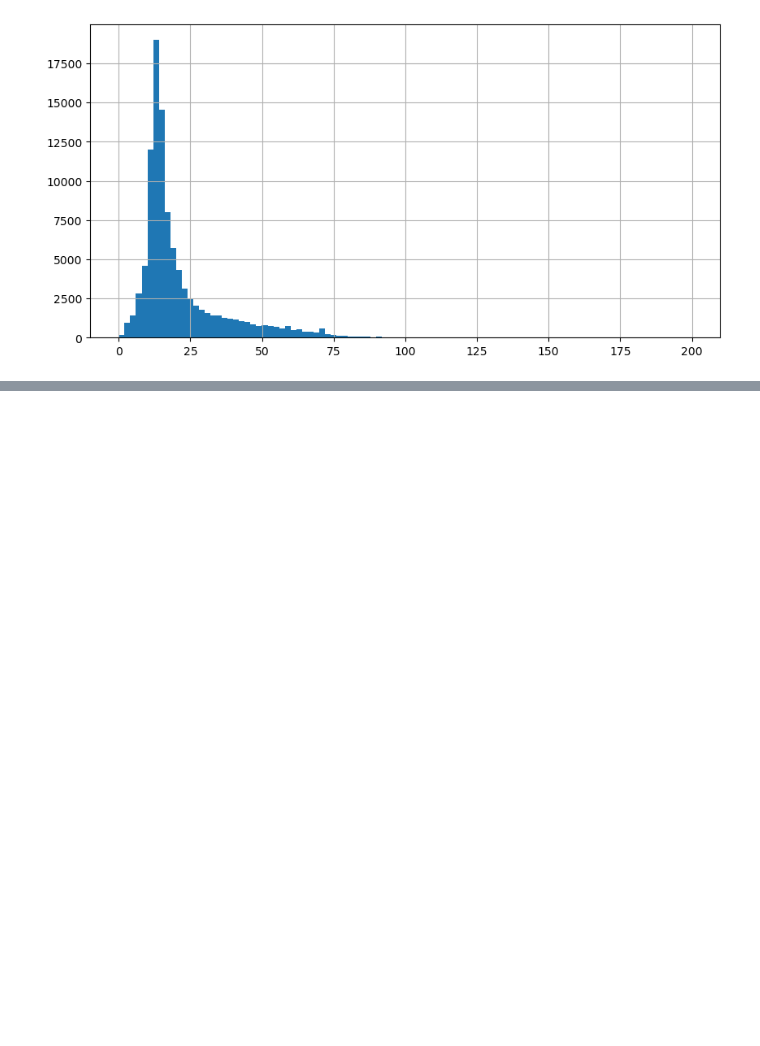
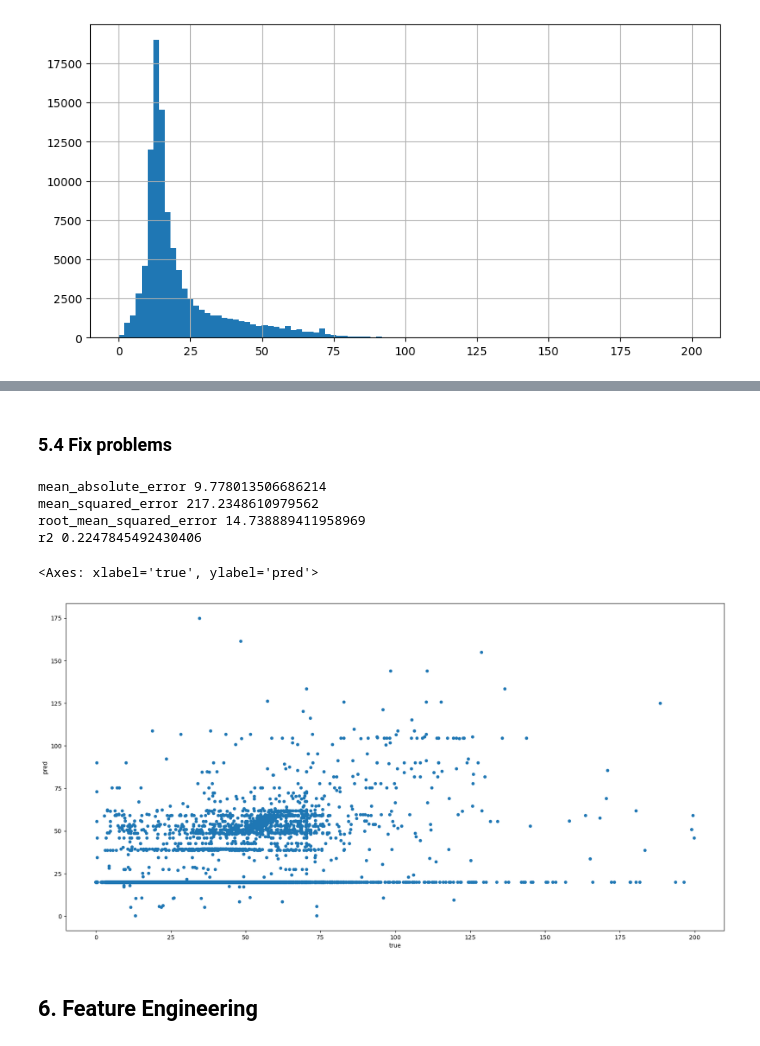
Before and after one commit to jamesaje/New-York-Taxi-Analysis, a Jupyter notebook: project_notebook.ipynb, the cells around one changed output, grey strips where cells are left out. Saved outputs shown, nothing was run; the diff lists cells and outputs as text; code cells hidden in the pictures; blank space fills up the shorter version.

```diff
--- a/project_notebook.ipynb
+++ b/project_notebook.ipynb
@@ -379,0 +380,2 @@ memory usage: 759.6+ MB
+# %%
+df_final = trip_by_region.copy()
@@ -379,0 +464,46 @@ memory usage: 759.6+ MB
+# %% [markdown]
+### 5.4 Fix problems
+# %%
+# repeat the test again excluding trip_distance
+
+categorical_features = ['PULocationID', 'transaction_month', 'transaction_day', 'transaction_hour']
+input_features = categorical_features
+target_features = 'total_amount'
+
+#Train and test split
+X1 = df_final[input_features]
+y1 = df_final[target_features]
+
+# one-hot encode
+X1 = pd.get_dummies(X1)
+
+X_train1, X_test1, y_train1, y_test1 = train_test_split(X1, y1, test_size=0.33, random_state=42)
+
+#Fit a model
+dt1 = DecisionTreeRegressor(max_depth=10)
+dt1.fit(X_train1, y_train1)
+
+#Evaluate model
+model_at_hand = dt1
+
+y_pred1 = model_at_hand.predict(X_test1)
+
+print('mean_absolute_error', mean_absolute_error(y_test1, y_pred1))
+print('mean_squared_error', mean_squared_error(y_test1, y_pred1))
+print('root_mean_squared_error', sqrt(mean_squared_error(y_test1, y_pred1)))
+print('r2', r2_score(y_test1, y_pred1))
+# %% [output]
+mean_absolute_error 9.778013506686214
+mean_squared_error 217.2348610979562
+root_mean_squared_error 14.738889411958969
+r2 0.2247845492430406
+# %%
+data = {'true': y_test1, 'pred': y_pred1}
+results = pd.DataFrame(data)
+
+results.plot(figsize=(20, 10), kind='scatter', x='true', y='pred')
+# %% [output]
+<Axes: xlabel='true', ylabel='pred'>
+[figure, added]
+# %% [markdown]
+## 6. Feature Engineering
```
Also changed, not shown: parts of 25 cells of this notebook.
